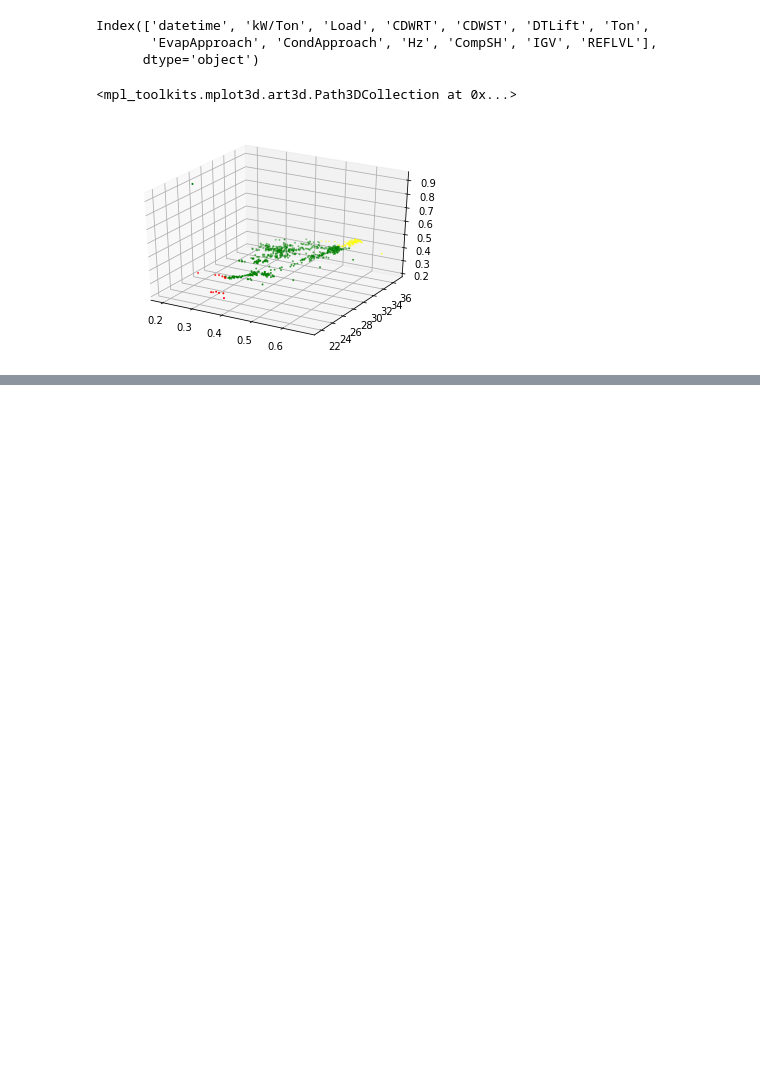
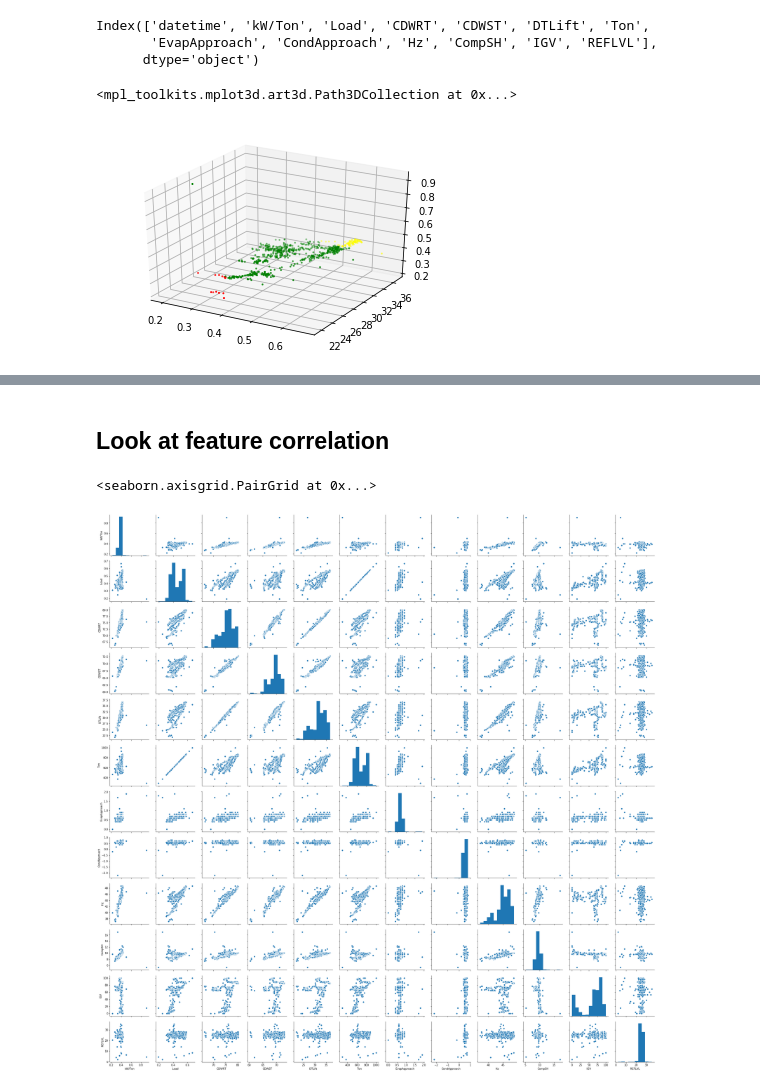
Before and after one commit to Stitchmaker/Metis_Bootcamp, a Jupyter notebook: Kojak_Project/Kojak_DataExploration.ipynb, the cells around one changed output, grey strips where cells are left out. Cells and saved outputs as stored; diff of their text form; code cells hidden in the pictures; blank space fills up the shorter version.

```diff
--- a/Kojak_Project/Kojak_DataExploration.ipynb
+++ b/Kojak_Project/Kojak_DataExploration.ipynb
@@ -116,0 +172,8 @@ ax.scatter(Chiller1['Load'], Chiller1['DTLift'],Chiller1['kW/Ton'],
+# %% [markdown]
+## Look at feature correlation
+# %%
+import seaborn as sns
+sns.pairplot(Chiller1)
+# %% [output]
+<seaborn.axisgrid.PairGrid at 0x...>
+[figure, added]
```
Also changed, not shown: parts of 7 cells of this notebook, 2 other files.
